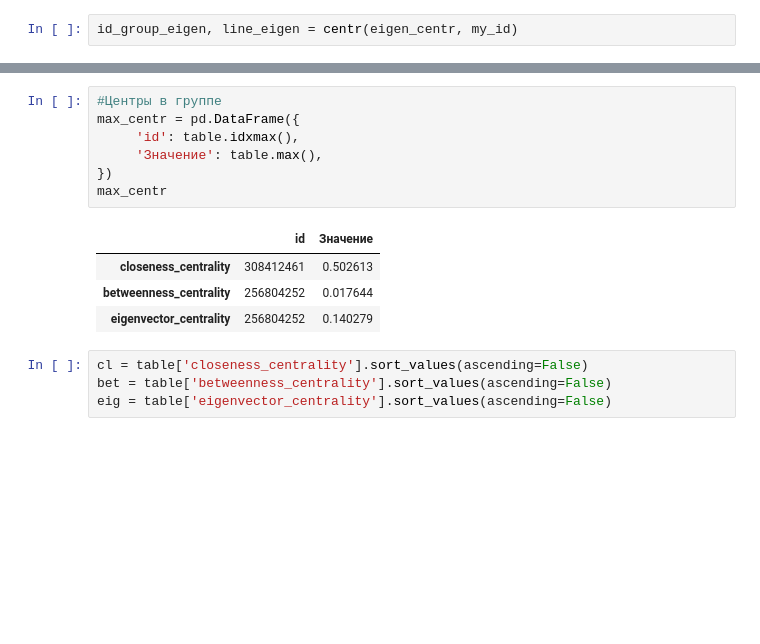
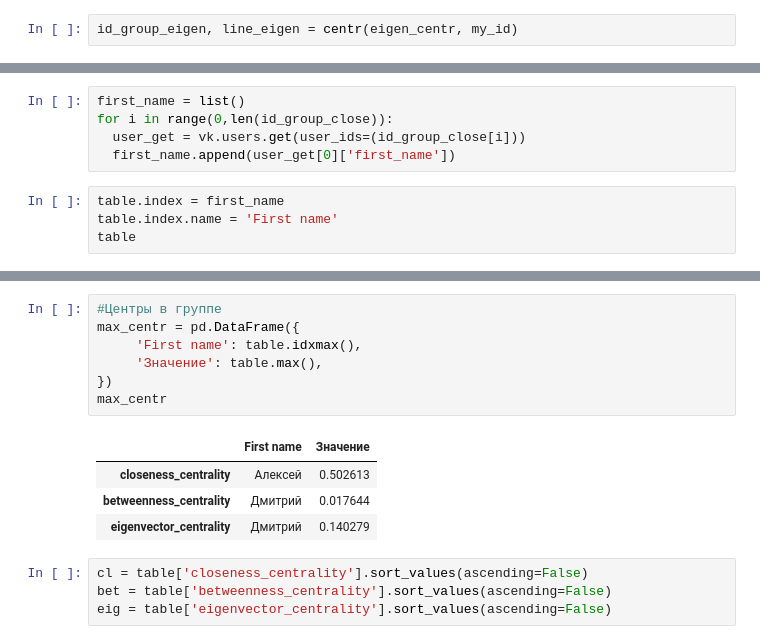
Before and after one commit to Nami-59/VK, a Jupyter notebook: VK_friends_graph.ipynb, the cells around one changed output, grey strips where cells are left out. Drawn from its saved outputs; the diff is of its cells as text; blank space fills up the shorter version.

```diff
--- a/VK_friends_graph.ipynb
+++ b/VK_friends_graph.ipynb
@@ -161,0 +156,9 @@ table
+# %%
+first_name = list()
+for i in range(0,len(id_group_close)):
+  user_get = vk.users.get(user_ids=(id_group_close[i]))
+  first_name.append(user_get[0]['first_name'])
+# %%
+table.index = first_name
+table.index.name = 'First name'
+table
@@ -162,15 +184,15 @@ table
 # %%
 #Центры в группе
 max_centr = pd.DataFrame({
-     'id': table.idxmax(),
+     'First name': table.idxmax(),
      'Значение': table.max(),
 })
 max_centr
 # %% [output]
-|  | id | Значение |
-| closeness_centrality | 308412461 | 0.502613 |
-| betweenness_centrality | 256804252 | 0.017644 |
-| eigenvector_centrality | 256804252 | 0.140279 |
+|  | First name | Значение |
+| closeness_centrality | Алексей | 0.502613 |
+| betweenness_centrality | Дмитрий | 0.017644 |
+| eigenvector_centrality | Дмитрий | 0.140279 |
 # %%
 cl = table['closeness_centrality'].sort_values(ascending=False)
 bet = table['betweenness_centrality'].sort_values(ascending=False)
```
Also changed, not shown: parts of 10 cells of this notebook.
